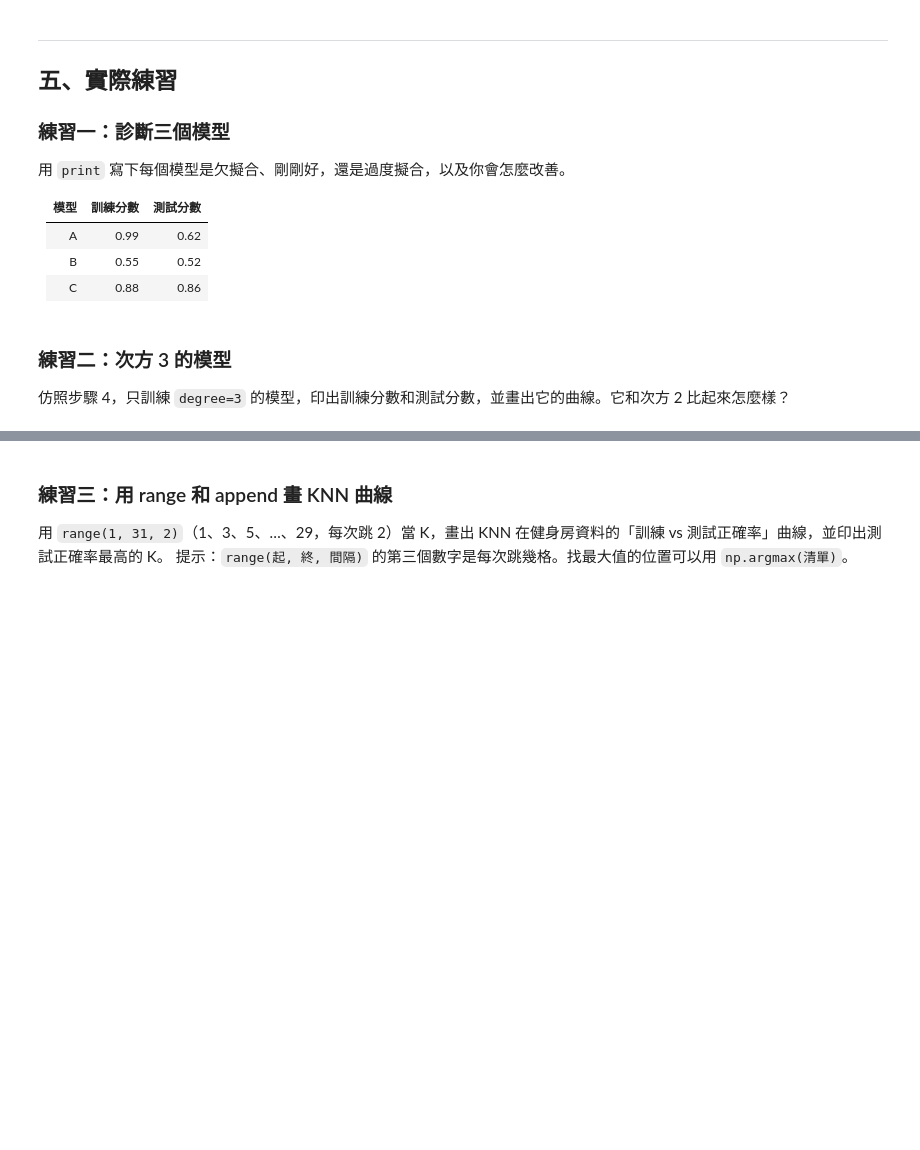
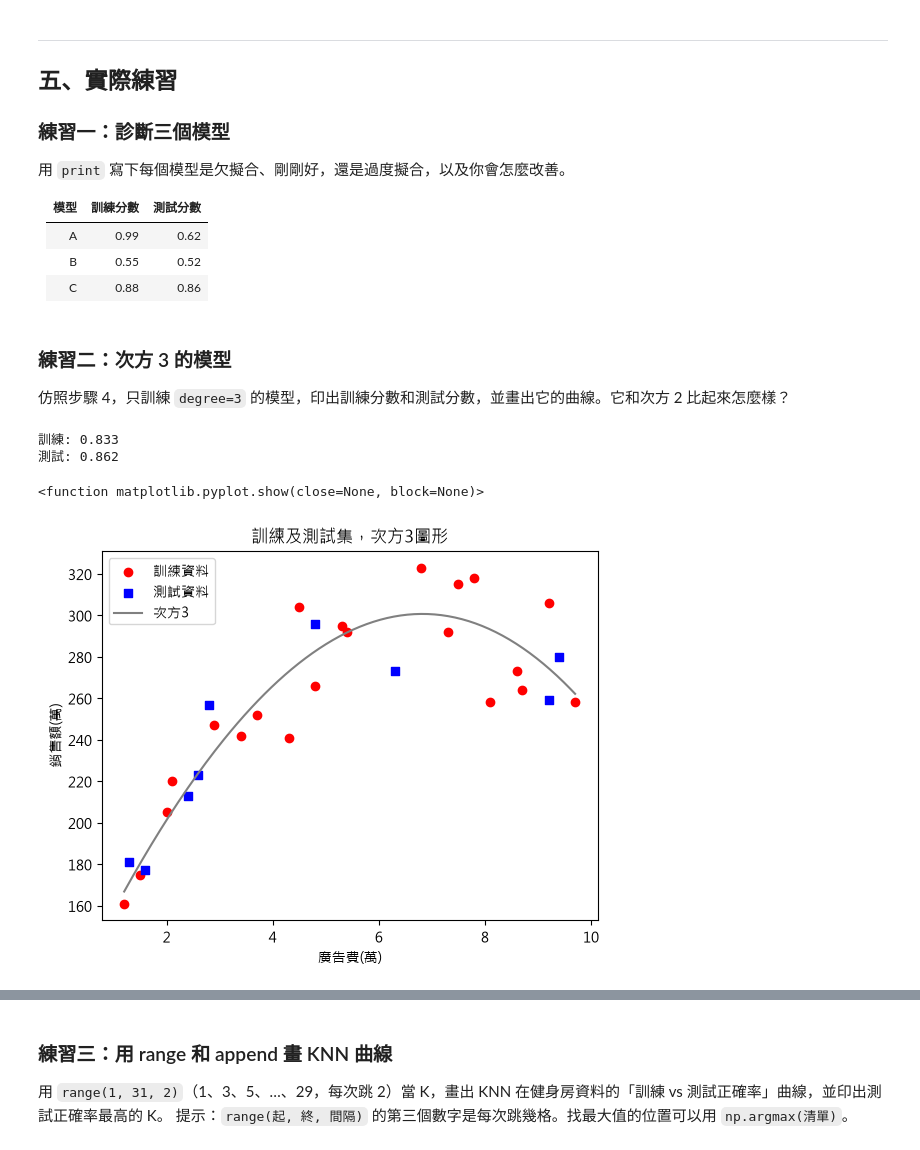
Before and after one commit to finnySun/Machine_learning, a Jupyter notebook: Step2_Build_a_machine_learning_model/lesson12_過度擬合與欠擬合.ipynb, the cells around one changed output, grey strips where cells are left out. Drawn from its saved outputs; the diff is of its cells as text; code cells hidden in the pictures; blank space fills up the shorter version.

```diff
--- a/Step2_Build_a_machine_learning_model/lesson12_過度擬合與欠擬合.ipynb
+++ b/Step2_Build_a_machine_learning_model/lesson12_過度擬合與欠擬合.ipynb
@@ -534,6 +580,24 @@ print("C：剛剛好（兩個都高，而且很接近）。")
 仿照步驟 4，只訓練 `degree=3` 的模型，印出訓練分數和測試分數，並畫出它的曲線。它和次方 2 比起來怎麼樣？
 # %%
 # 練習二：在這裡寫你的程式
+model3 = make_pipeline(PolynomialFeatures(3), StandardScaler(), LinearRegression())
+model3.fit(X_train, y_train)
+print("訓練:", round(model3.score(X_train, y_train), 3))
+print("測試:", round(model3.score(X_test, y_test), 3))
+
+plt.scatter(X_train["廣告費"], y_train, color="red", label="訓練資料")
+plt.scatter(X_test["廣告費"], y_test, color="blue", label="測試資料", marker="s")
+plt.plot(x_line["廣告費"], model3.predict(x_line), color="gray", label="次方3")
+plt.title("訓練及測試集，次方3圖形")
+plt.legend()
+plt.xlabel("廣告費(萬)")
+plt.ylabel("銷售額(萬)")
+plt.show
+# %% [output]
+訓練: 0.833
+測試: 0.862
+<function matplotlib.pyplot.show(close=None, block=None)>
+[figure, added]
 # %%
 # 練習二 參考解答
 model3 = make_pipeline(PolynomialFeatures(3), StandardScaler(), LinearRegression())
```
Also changed, not shown: parts of 11 cells of this notebook.
